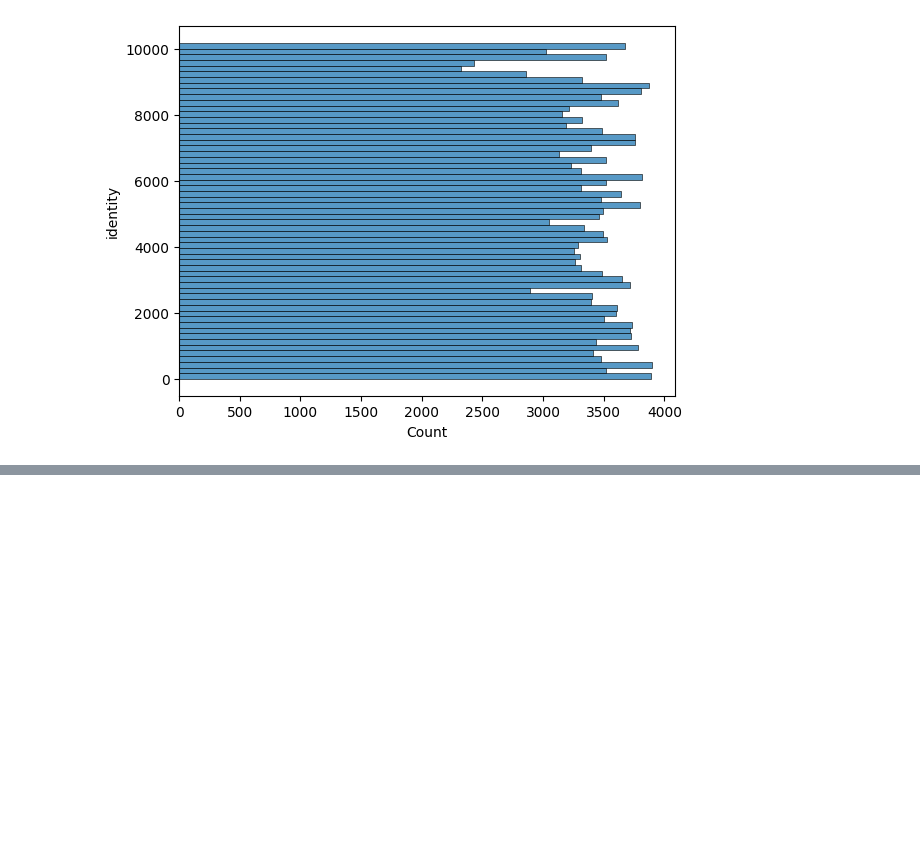
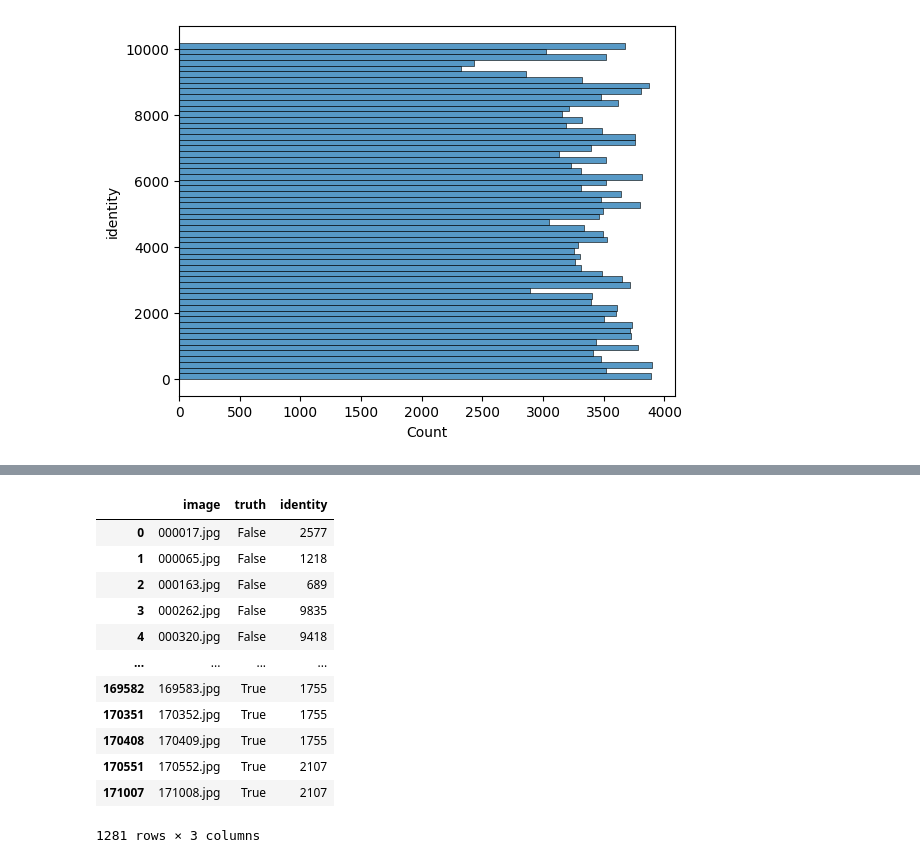
Before and after one commit to jamnicki/biometrics-lab, a Jupyter notebook: dataset.ipynb, the cells around one changed output, grey strips where cells are left out. Saved outputs shown, nothing was run; the diff lists cells and outputs as text; code cells hidden in the pictures; blank space fills up the shorter version.

```diff
--- a/dataset.ipynb
+++ b/dataset.ipynb
@@ -217,0 +209,22 @@ Std of False Positives: 0.0000
+# %%
+df1 = fake_identities.drop(columns=["identity"]).rename(columns={"fake_identity": "identity"})
+df1 = pd.concat([
+    df1,
+    df_wthout_registration[n:2*n]
+])
+df1.to_csv("./data/df1.csv", index=False)
+df1
+# %% [output]
+|  | image | truth | identity |
+| 0 | 000017.jpg | False | 2577 |
+| 1 | 000065.jpg | False | 1218 |
+| 2 | 000163.jpg | False | 689 |
+| 3 | 000262.jpg | False | 9835 |
+| 4 | 000320.jpg | False | 9418 |
+| ... | ... | ... | ... |
+| 169582 | 169583.jpg | True | 1755 |
+| 170351 | 170352.jpg | True | 1755 |
+| 170408 | 170409.jpg | True | 1755 |
+| 170551 | 170552.jpg | True | 2107 |
+| 171007 | 171008.jpg | True | 2107 |
+1281 rows × 3 columns
```
Also changed, not shown: parts of 25 cells of this notebook, 8 other files.
